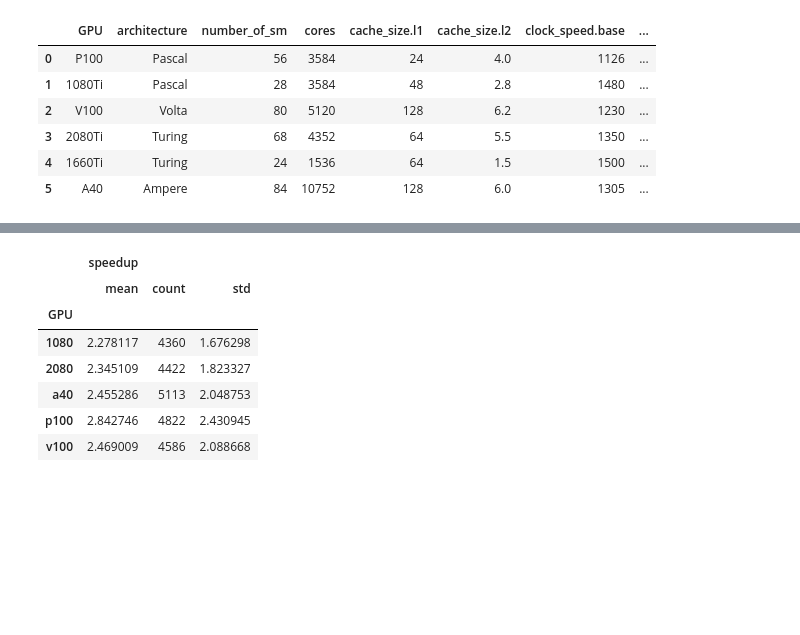
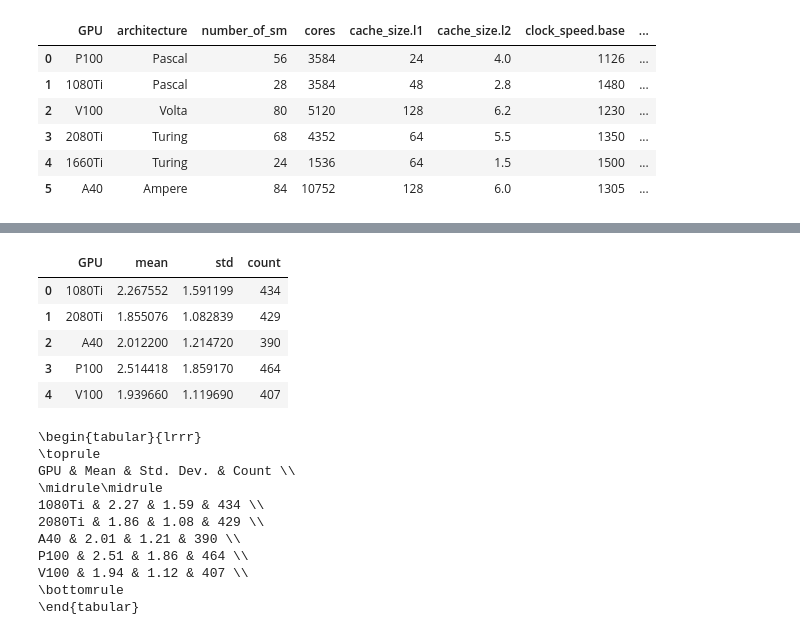
Before and after one commit to ptemarvelde/msc-thesis-figures, a Jupyter notebook: cost-estimation/motivation.ipynb, the cells around one changed output, grey strips where cells are left out. Drawn from its saved outputs; the diff is of its cells as text; code cells hidden in the pictures; blank space fills up the shorter version.

```diff
--- a/cost-estimation/motivation.ipynb
+++ b/cost-estimation/motivation.ipynb
@@ -1,5 +1,5 @@
 # %%
-from config import *
+from util import *
 import pandas as pd
 import seaborn as sns
 import matplotlib.pyplot as plt
@@ -7,6 +7,7 @@ import matplotlib.pyplot as plt
 runtime_df = pd.read_parquet(f"{RUNTIME_DIR}/all_gpus_preprocessed.parquet")
 gpu_mapping = {'2080': '2080Ti', '1080': '1080Ti', 'a40': 'A40', 'p100': 'P100', 'v100': 'V100'}
 
+runtime_df = runtime_df[(runtime_df.dataset_type == 'synthetic') & (~runtime_df.operator.isin(['Noop', 'Materialization']))]
 runtime_df.GPU = runtime_df.GPU.astype(str).apply(lambda x: gpu_mapping[x])
 runtime_df.head()
 # %% [output]
@@ -38,0 +45,5 @@ pd.read_csv("./tables/gpu-metrics/gpu-metrics.tsv", delimiter="\t", thousands=',
+# %%
+runtime_df['complexity_rounded'] = runtime_df.complexity_ratio.apply(lambda x: round((x * 2), 0)/2)
+runtime_df['TR_rounded'] = runtime_df.TR.apply(lambda x: round((x /4), 0)*2)
+runtime_df['FR_rounded'] = runtime_df.FR.apply(lambda x: round((x *2), 0)/2)
+runtime_df['speedup_rounded'] = runtime_df.speedup.apply(lambda x: round(x / 10, 0) * 10).clip(upper=3)
@@ -104,14 +160,36 @@ facet_grid.savefig(f"{LATEX_PROJECT_BASE_PATH}/chapters/05_cost_estimation/figur
 # %%
-df['speedup_gte_1'] = df.speedup > 1.0
-avg_speedup_df = df[df.speedup_gte_1].groupby(['GPU']).agg({'speedup': ['mean', 'count', 'std']})
+df["speedup_gte_1"] = df.speedup > 1.0
+avg_speedup_df = df[(df.speedup_gte_1 & df.operator.isin(MODEL_OPERATORS))].groupby(["GPU"]).agg({"speedup": ["mean", "count", "std"]})
 # avg_speedup_df.speedup['mean'] = avg_speedup_df.speedup['mean']
-avg_speedup_df
+avg_speedup_df = avg_speedup_df.reindex(columns=[("speedup", "mean"), ("speedup", "std"), ("speedup", "count")]).speedup.reset_index()
+
+display(avg_speedup_df)
+table = (
+    avg_speedup_df.to_latex(float_format="%.2f", index=False)
+    .replace(" & \multicolumn{3}{r}{speedup} \\\n", "")
+    .replace("mean", "Mean")
+    .replace("std", "Std. Dev.")
+    .replace("count", "Count")
+    .replace("GPU", "GPU")
+    .replace("\midrule", "\midrule\midrule")
+    .replace("GPU &  &  &  \\\\\n", "")
+)
+save_table(table, "chapters/05_cost_estimation/figures/speedup_per_gpu.tex")
 # %% [output]
-|  | speedup |  |  |
-|  | mean | count | std |
-| GPU |  |  |  |
-| 1080 | 2.278117 | 4360 | 1.676298 |
-| 2080 | 2.345109 | 4422 | 1.823327 |
-| a40 | 2.455286 | 5113 | 2.048753 |
-| p100 | 2.842746 | 4822 | 2.430945 |
-| v100 | 2.469009 | 4586 | 2.088668 |
+|  | GPU | mean | std | count |
+| 0 | 1080Ti | 2.267552 | 1.591199 | 434 |
+| 1 | 2080Ti | 1.855076 | 1.082839 | 429 |
+| 2 | A40 | 2.012200 | 1.214720 | 390 |
+| 3 | P100 | 2.514418 | 1.859170 | 464 |
+| 4 | V100 | 1.939660 | 1.119690 | 407 |
+\begin{tabular}{lrrr}
+\toprule
+GPU & Mean & Std. Dev. & Count \\
+\midrule\midrule
+1080Ti & 2.27 & 1.59 & 434 \\
+2080Ti & 1.86 & 1.08 & 429 \\
+A40 & 2.01 & 1.21 & 390 \\
+P100 & 2.51 & 1.86 & 464 \\
+V100 & 1.94 & 1.12 & 407 \\
+\bottomrule
+\end{tabular}
```
Also changed, not shown: parts of 10 cells of this notebook, 5 other files.
